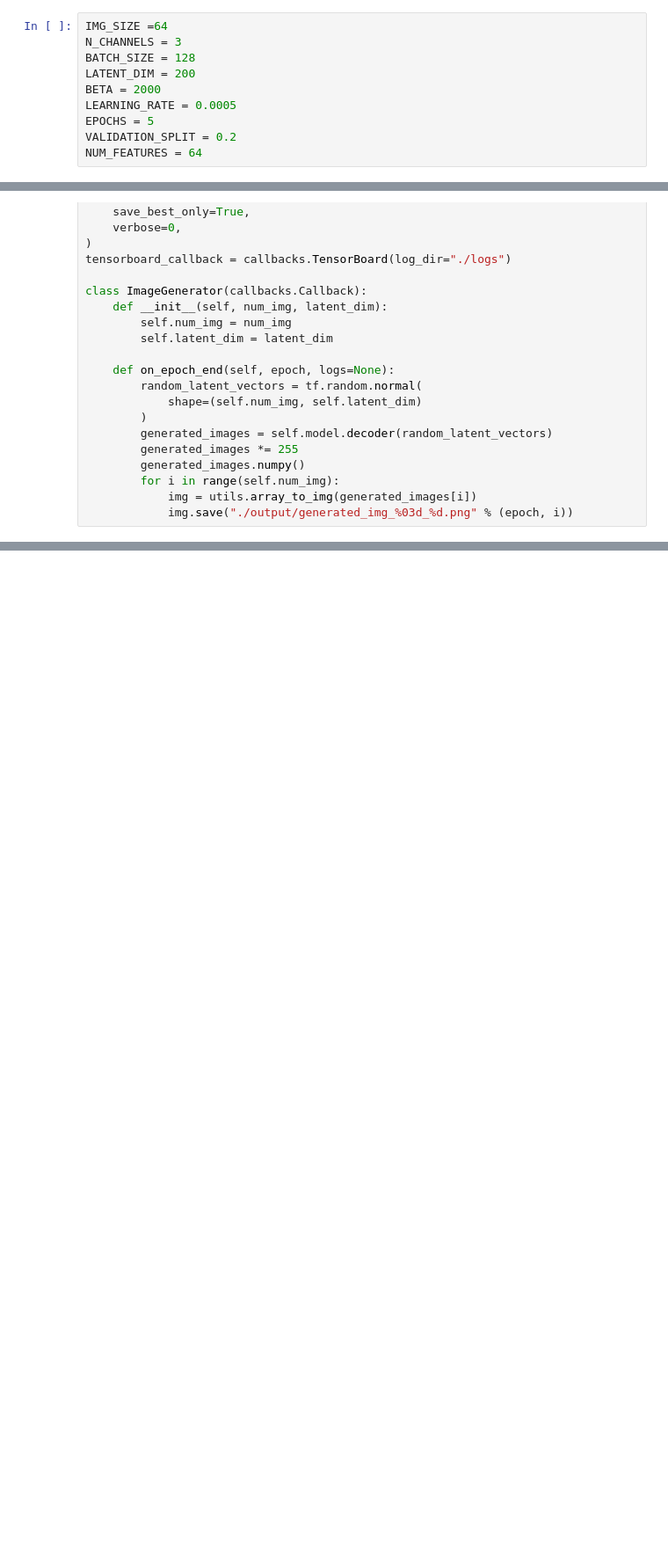
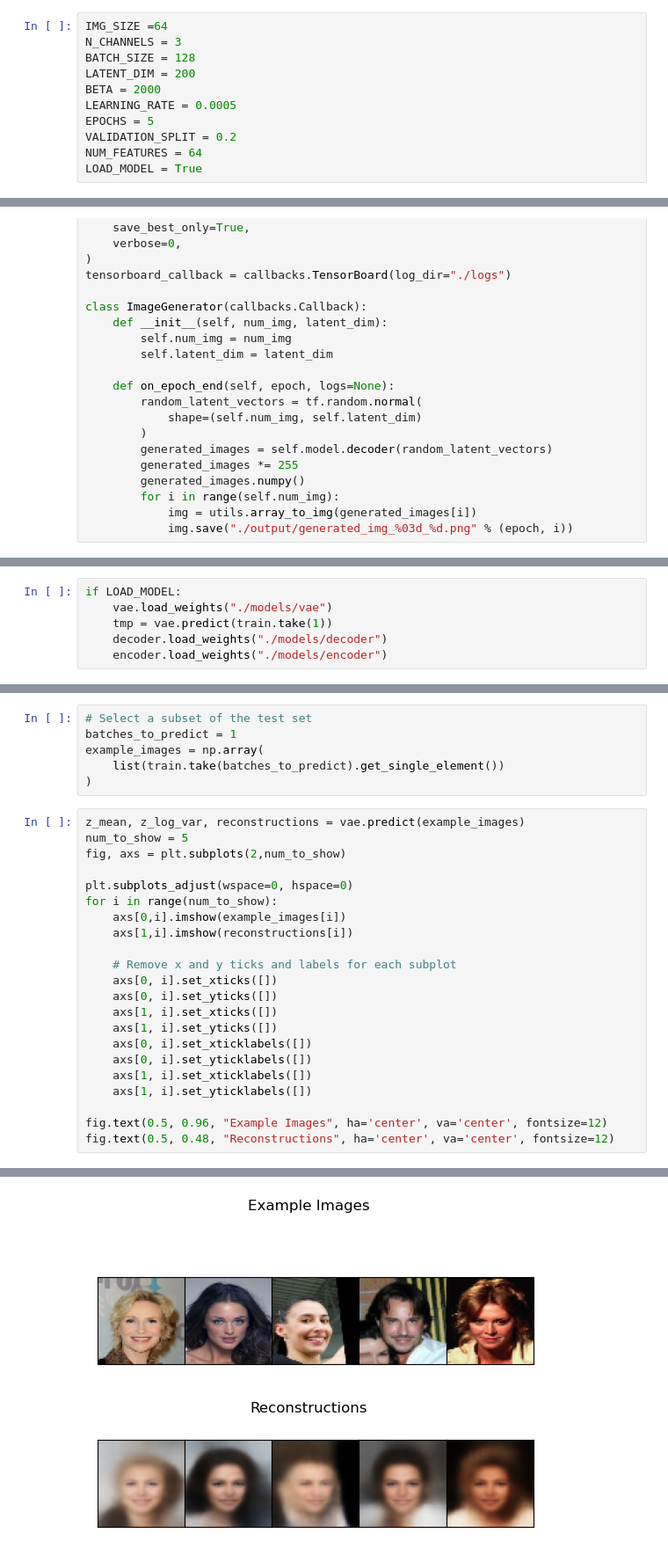
Before and after one commit to JaydenDave/decoding-animimal-communication, a Jupyter notebook: VAE2/VAE 2.ipynb, the cells around one changed output, grey strips where cells are left out. Shown: that part at 88% size. Drawn from its saved outputs; the diff is of its cells as text; blank space fills up the shorter version.

```diff
--- a/VAE2/VAE 2.ipynb
+++ b/VAE2/VAE 2.ipynb
@@ -24,6 +25,7 @@ LEARNING_RATE = 0.0005
 EPOCHS = 5
 VALIDATION_SPLIT = 0.2
 NUM_FEATURES = 64
+LOAD_MODEL = True
 # %%
 #Celeb faces dataset
 directory = r"C:\Users\Jayde\Desktop\Datasets\celeb_faces\img_align_celeba\img_align_celeba"
@@ -273,0 +273,6 @@ KeyboardInterrupt:
+# %%
+if LOAD_MODEL:
+    vae.load_weights("./models/vae")
+    tmp = vae.predict(train.take(1))
+    decoder.load_weights("./models/decoder")
+    encoder.load_weights("./models/encoder")
@@ -273,0 +281,29 @@ KeyboardInterrupt:
+# %%
+# Select a subset of the test set
+batches_to_predict = 1
+example_images = np.array(
+    list(train.take(batches_to_predict).get_single_element())
+)
+# %%
+z_mean, z_log_var, reconstructions = vae.predict(example_images)
+num_to_show = 5
+fig, axs = plt.subplots(2,num_to_show)
+
+plt.subplots_adjust(wspace=0, hspace=0)
+for i in range(num_to_show):
+    axs[0,i].imshow(example_images[i])
+    axs[1,i].imshow(reconstructions[i])
+
+    # Remove x and y ticks and labels for each subplot
+    axs[0, i].set_xticks([])
+    axs[0, i].set_yticks([])
+    axs[1, i].set_xticks([])
+    axs[1, i].set_yticks([])
+    axs[0, i].set_xticklabels([])
+    axs[0, i].set_yticklabels([])
+    axs[1, i].set_xticklabels([])
+    axs[1, i].set_yticklabels([])
+
+fig.text(0.5, 0.96, "Example Images", ha='center', va='center', fontsize=12)
+fig.text(0.5, 0.48, "Reconstructions", ha='center', va='center', fontsize=12)
+# %% [output]
@@ -273,0 +312 @@ KeyboardInterrupt:
+[figure, added]
```
Also changed, not shown: parts of 11 cells of this notebook, 3 other files.
